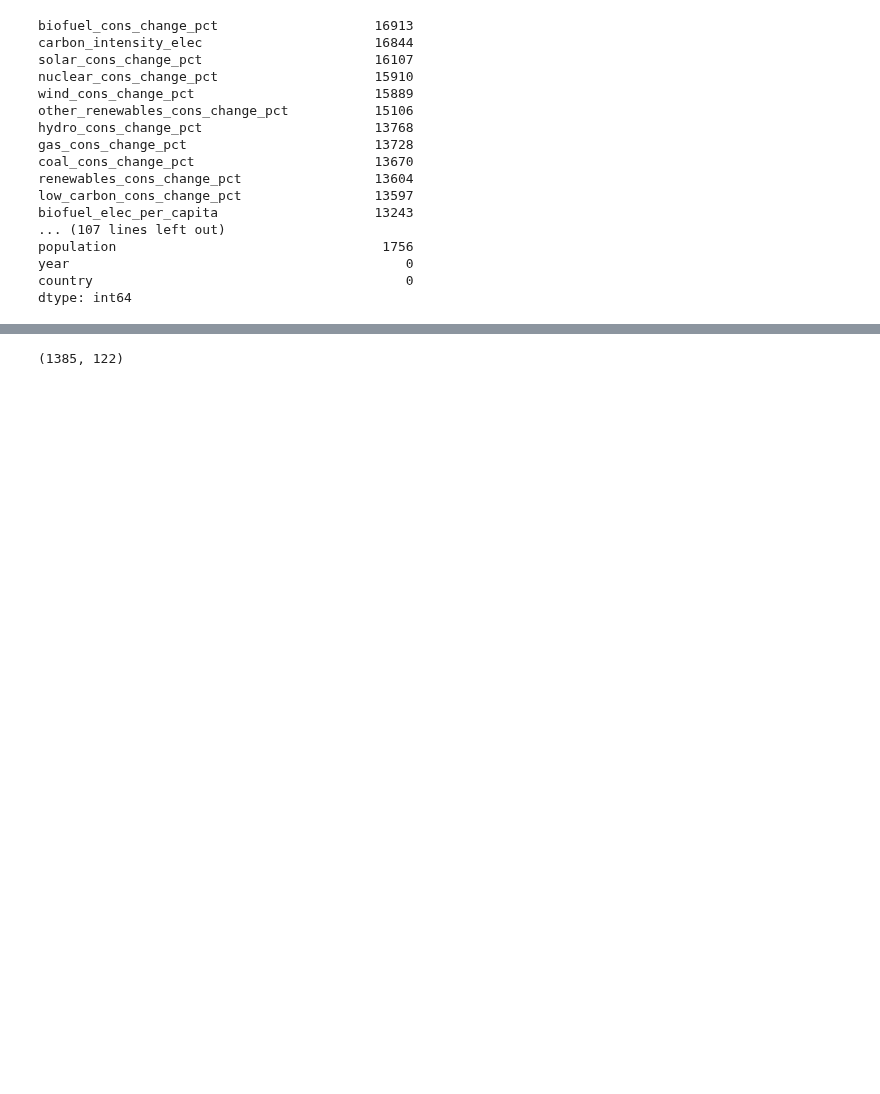
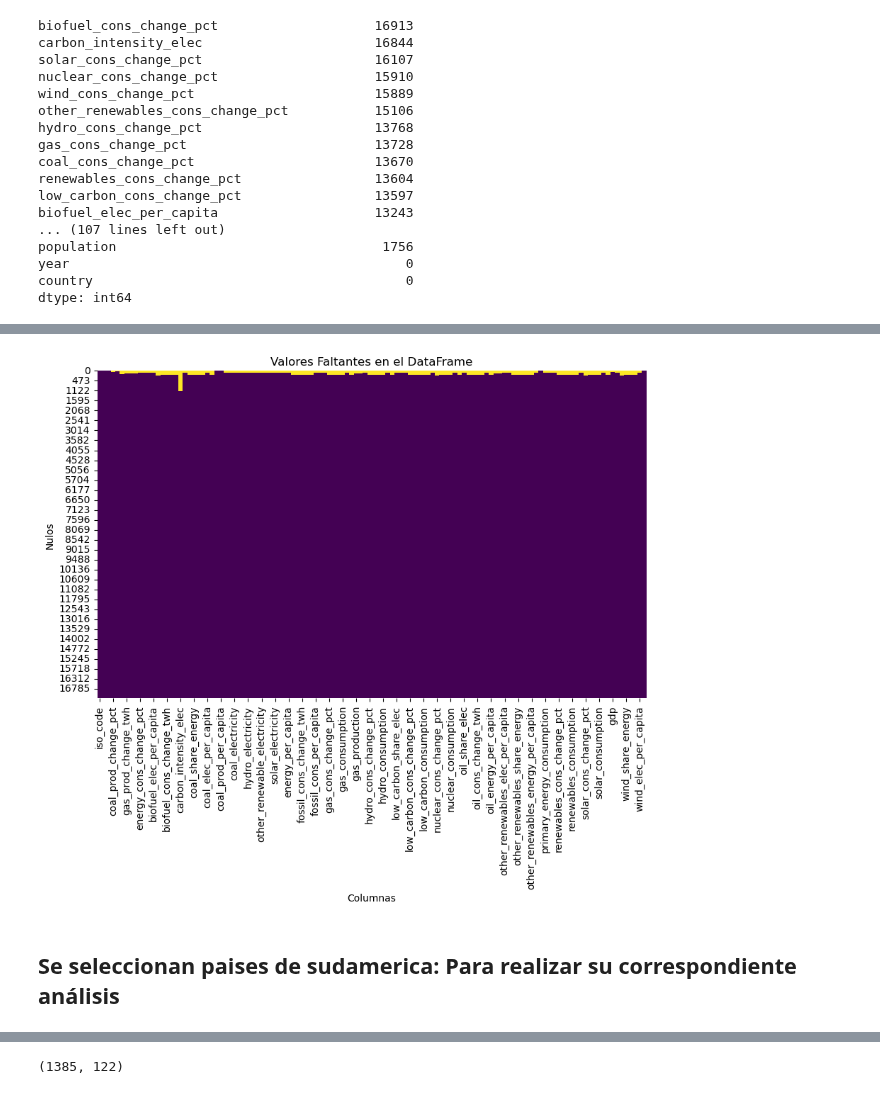
Before and after one commit to L-Ameneiro/EDA-Datasets, a Jupyter notebook: notebooks/consumo_energetico_mundial.ipynb, the cells around one changed output, grey strips where cells are left out. Cells and saved outputs as stored; diff of their text form; code cells hidden in the pictures; blank space fills up the shorter version.

```diff
--- a/notebooks/consumo_energetico_mundial.ipynb
+++ b/notebooks/consumo_energetico_mundial.ipynb
@@ -74,0 +154,7 @@ plt.show()
+# %%
+# Se realiza el tratamiento de los valores nulos al data set que contiene sólo los paises
+nulls=wec1.isna().sum()
+for i in nulls.index:
+        if nulls[i]>0:wec1[i].ffill(inplace=True)
+wec1[i].bfill(inplace=True)
+wec1.isna().sum()
@@ -75,3 +179,15 @@ plt.show()
+# %%
+# Se visualiza los valores faltantes
+plt.figure(figsize=(10, 6))
+sns.heatmap(wec1.isnull(), cmap='viridis', cbar=False)
+plt.title('Valores Faltantes en el DataFrame')
+plt.xlabel('Columnas')
+plt.ylabel('Nulos')
+plt.show()
+# %% [output]
+[figure, added]
+# %% [markdown]
+## Se seleccionan paises de sudamerica: Para realizar su correspondiente análisis
 # %%
 # Creamos un nuevo dataframe solo con países de sudamerica
 suram = wec[(wec['iso_code'] == "ARG") | (wec['iso_code'] == "ECU") | (wec['iso_code'] == "GUY") | (wec['iso_code'] == "PER") | (wec['iso_code'] == "GUF") |(wec['iso_code'] == "URY") | (wec['iso_code'] == "PRY") | (wec['iso_code'] == "BOL")  | (wec['iso_code'] == "SUR")  | (wec['iso_code'] == "TTO") | (wec['iso_code'] == "BRA")| (wec['iso_code'] == "CHL") | (wec['iso_code'] == "COL") | (wec['iso_code'] == "VEN")]
```
Also changed, not shown: parts of 39 cells of this notebook, 3 other files.
